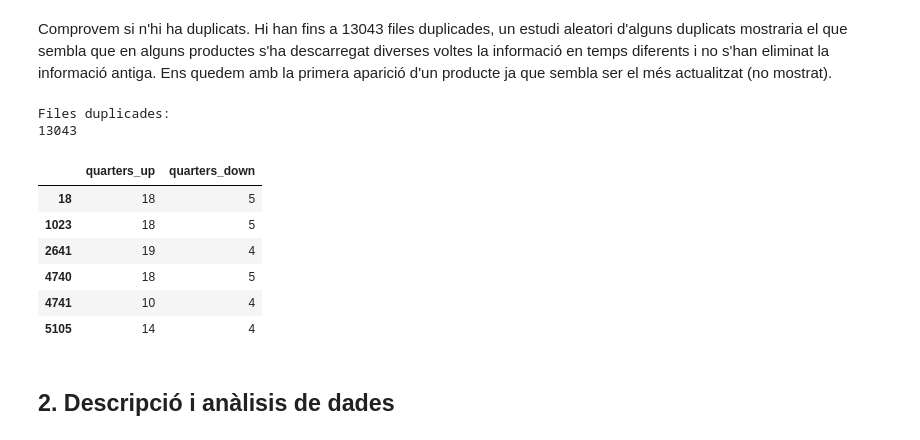
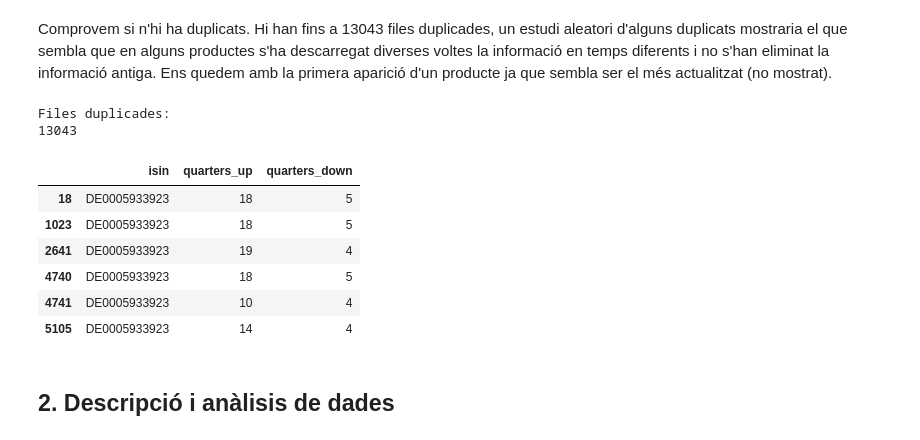
Before and after one commit to Macletus/itacademy-datascience, a Jupyter notebook: sprint11/sprint11.ipynb, the cells around one changed output. Cells and saved outputs as stored; diff of their text form; code cells hidden in the pictures.

```diff
--- a/sprint11/sprint11.ipynb
+++ b/sprint11/sprint11.ipynb
@@ -144,24 +173,24 @@ Comprovem si n'hi ha duplicats. Hi han fins a 13043 files duplicades, un estudi
 # %%
 duplicates = morningstar[morningstar.duplicated(subset='isin', keep=False)]
 
 print("\nFiles duplicades:")
 print(len(duplicates))
 
 output_file = 'duplicates.csv'
 
 duplicates.to_csv(output_path / output_file, index=True)
 
-morningstar[morningstar['isin'] == 'DE0005933923'][['quarters_up','quarters_down']]
+morningstar[morningstar['isin'] == 'DE0005933923'][['isin','quarters_up','quarters_down']]
 # %% [output]
 Files duplicades:
 13043
-|  | quarters_up | quarters_down |
-| 18 | 18 | 5 |
-| 1023 | 18 | 5 |
-| 2641 | 19 | 4 |
-| 4740 | 18 | 5 |
-| 4741 | 10 | 4 |
-| 5105 | 14 | 4 |
+|  | isin | quarters_up | quarters_down |
+| 18 | DE0005933923 | 18 | 5 |
+| 1023 | DE0005933923 | 18 | 5 |
+| 2641 | DE0005933923 | 19 | 4 |
+| 4740 | DE0005933923 | 18 | 5 |
+| 4741 | DE0005933923 | 10 | 4 |
+| 5105 | DE0005933923 | 14 | 4 |
 # %%
 morningstar = morningstar.drop_duplicates(subset='isin', keep='first')
 
```
Also changed, not shown: parts of 19 cells of this notebook.
